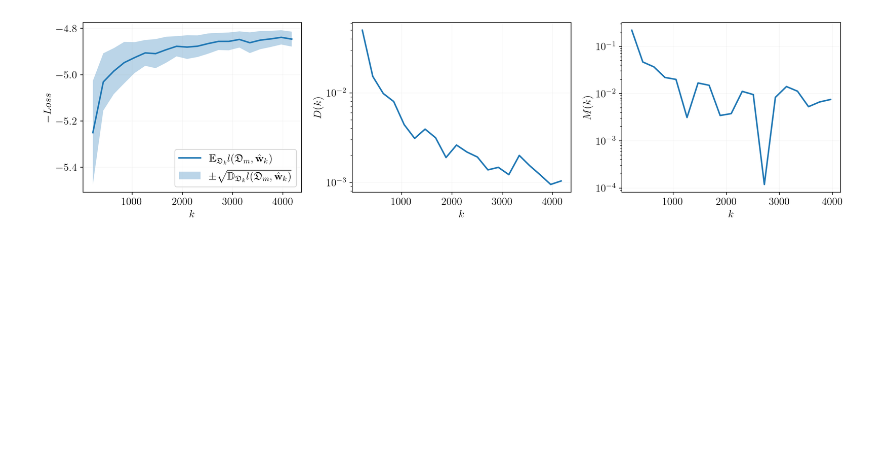
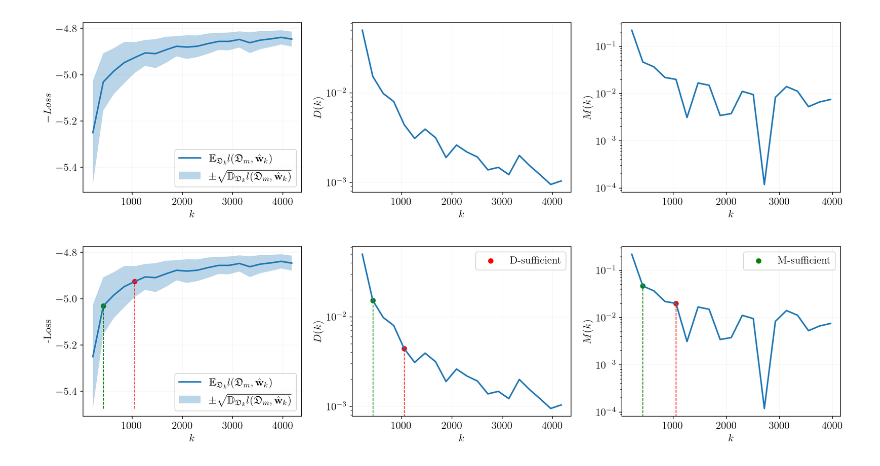
Before and after one commit to kisnikser/Bayesian-Sample-Size-Estimation, a Jupyter notebook: code/main.ipynb, the cells around one changed output. Cells and saved outputs as stored; diff of their text form; code cells hidden in the pictures; blank space fills up the shorter version.

```diff
--- a/code/main.ipynb
+++ b/code/main.ipynb
@@ -636,3 +471,7 @@ llh_vars = loss_stds ** 2
 plot_bootstrap(sample_sizes, llh_means, llh_vars, save=False, filename="synthetic-classification.pdf", loss=True)
 # %% [output]
 [figure]
+# %%
+plot_bootstrap_sufficient(sample_sizes, llh_means, llh_vars, eps_variance=5e-3, eps_rate=5e-2, save=False, filename="synthetic-classification.pdf", loss=True)
+# %% [output]
+[figure, added]
```
Also changed, not shown: parts of 38 cells of this notebook.
